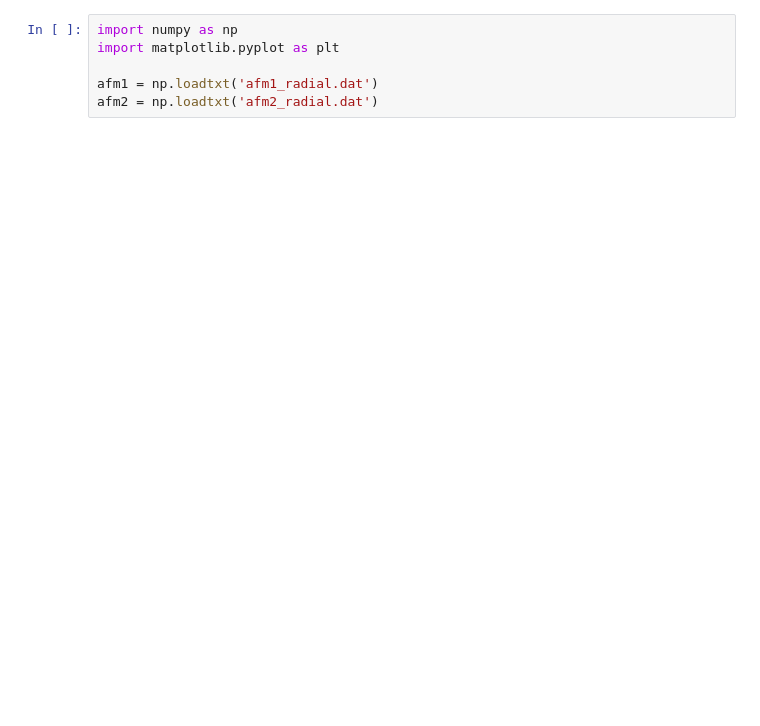
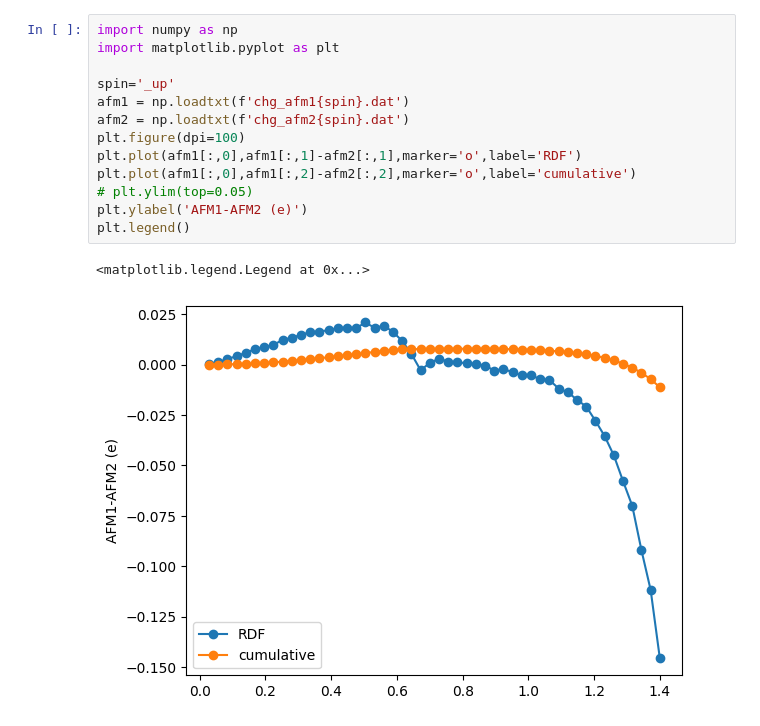
Before and after one commit to nys1998/Cubeic, a Jupyter notebook: data_analysis.ipynb, the cells around one changed output. Drawn from its saved outputs; the diff is of its cells as text; blank space fills up the shorter version.

```diff
--- a/data_analysis.ipynb
+++ b/data_analysis.ipynb
@@ -1,7 +1,17 @@
 # %%
 import numpy as np
 import matplotlib.pyplot as plt
 
-afm1 = np.loadtxt('afm1_radial.dat')
-afm2 = np.loadtxt('afm2_radial.dat')
+spin='_up'
+afm1 = np.loadtxt(f'chg_afm1{spin}.dat')
+afm2 = np.loadtxt(f'chg_afm2{spin}.dat')
+plt.figure(dpi=100)
+plt.plot(afm1[:,0],afm1[:,1]-afm2[:,1],marker='o',label='RDF')
+plt.plot(afm1[:,0],afm1[:,2]-afm2[:,2],marker='o',label='cumulative')
+# plt.ylim(top=0.05)
+plt.ylabel('AFM1-AFM2 (e)')
+plt.legend()
+# %% [output]
+<matplotlib.legend.Legend at 0x...>
+[figure, added]
 # %%
```
Also changed, not shown: parts of 1 cell of this notebook, 16 other files.
